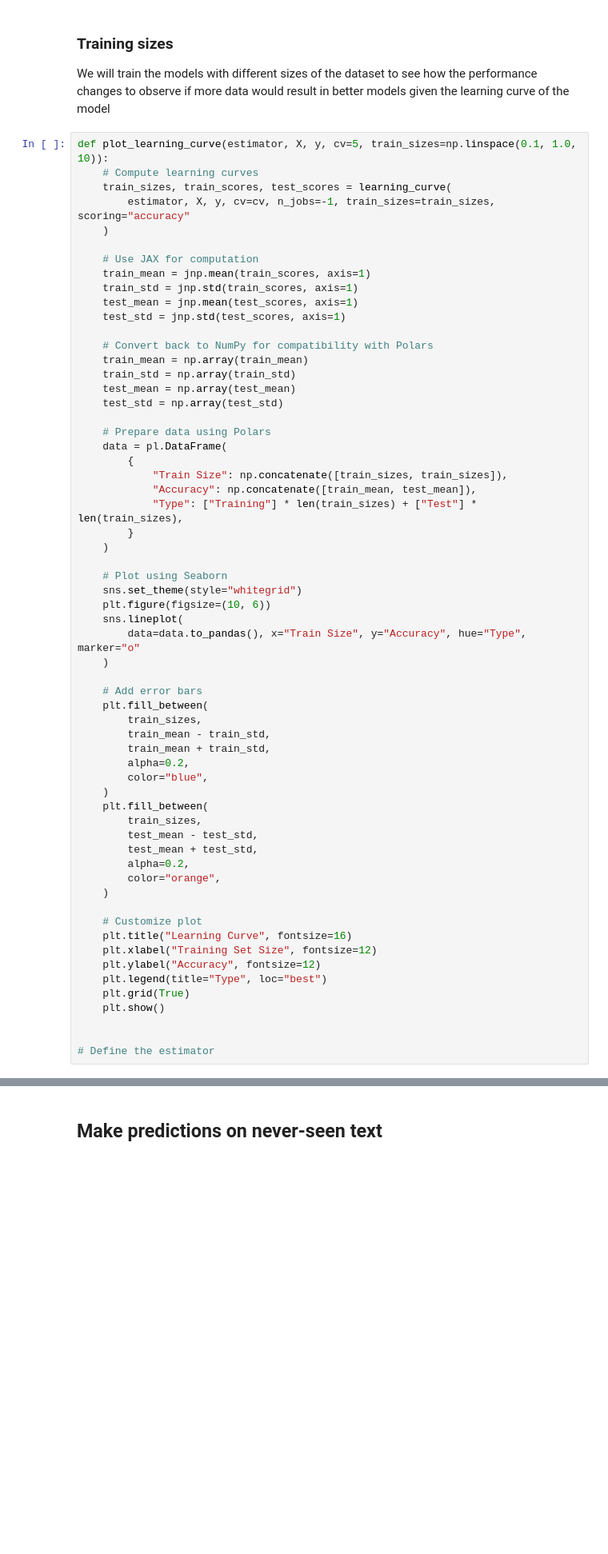
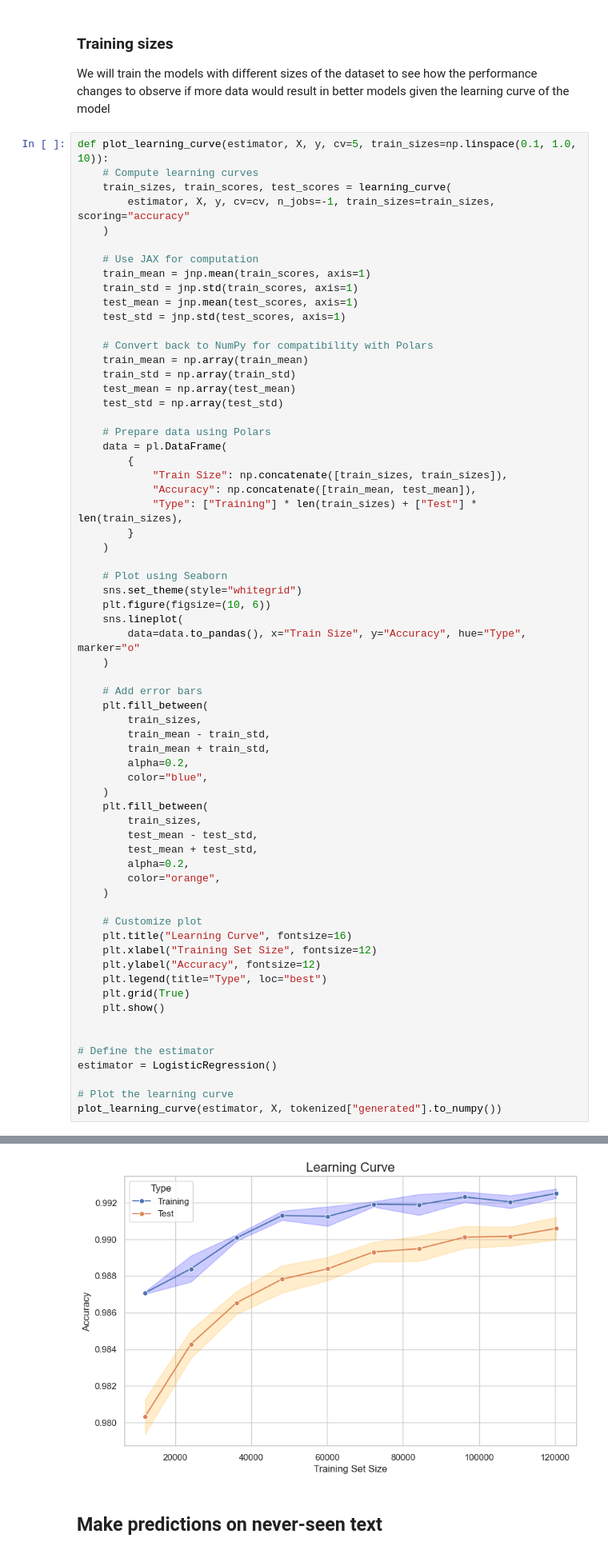
Before and after one commit to MLE2425/word-judge, a Jupyter notebook: src/data/dataprocessing.ipynb, the cells around one changed output, grey strips where cells are left out. Shown at 80% size. Drawn from its saved outputs; the diff is of its cells as text; blank space fills up the shorter version.

```diff
--- a/src/data/dataprocessing.ipynb
+++ b/src/data/dataprocessing.ipynb
@@ -344,3 +322,8 @@ def plot_learning_curve(estimator, X, y, cv=5, train_sizes=np.linspace(0.1, 1.0,
 
 
 # Define the estimator
+estimator = LogisticRegression()
+
+# Plot the learning curve
+plot_learning_curve(estimator, X, tokenized["generated"].to_numpy())
+# %% [output]
@@ -347,2 +347,3 @@ def plot_learning_curve(estimator, X, y, cv=5, train_sizes=np.linspace(0.1, 1.0,
+[figure, added]
 # %% [markdown]
 ## Make predictions on never-seen text
```
Also changed, not shown: parts of 21 cells of this notebook, 1 other file.
